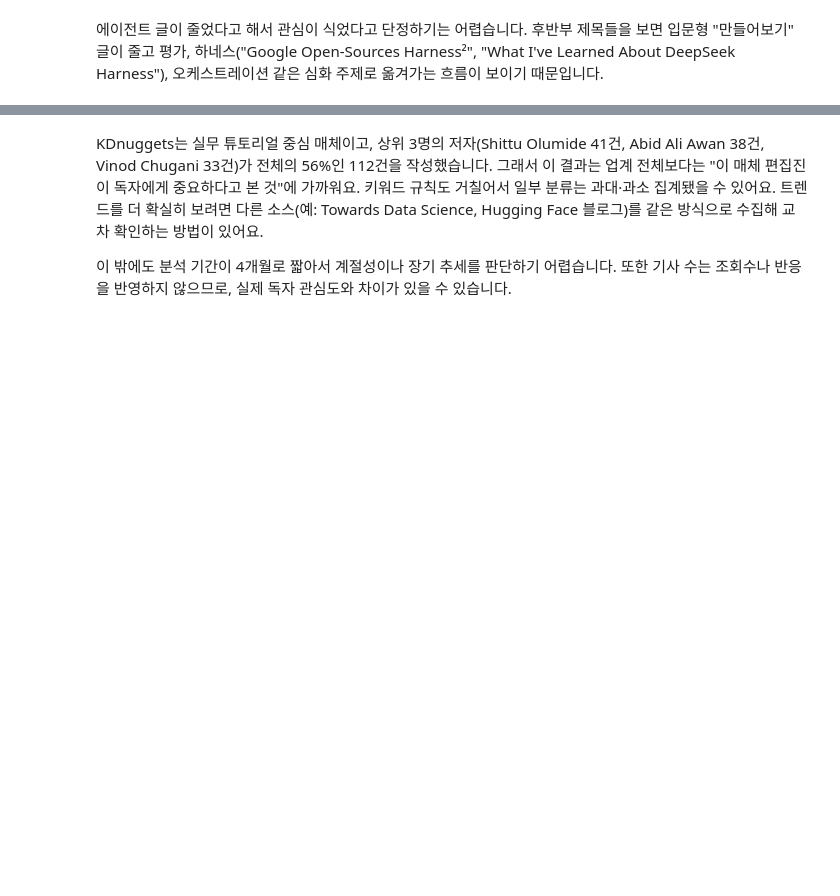
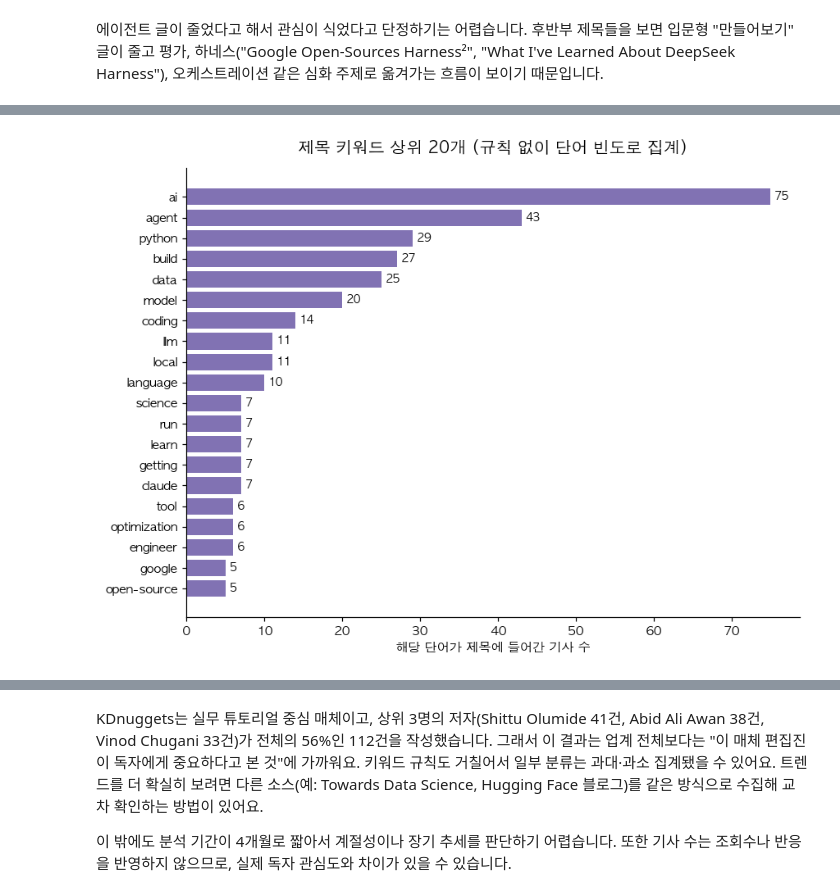
Before and after one commit to yeeunkim-dev/ai-data-bootcamp, a Jupyter notebook: D010+D011_WebScraping/kdnuggets_ai_data_trend_report.ipynb, the cells around one changed output, grey strips where cells are left out. Cells and saved outputs as stored; diff of their text form; code cells hidden in the pictures; blank space fills up the shorter version.

```diff
--- a/D010+D011_WebScraping/kdnuggets_ai_data_trend_report.ipynb
+++ b/D010+D011_WebScraping/kdnuggets_ai_data_trend_report.ipynb
@@ -473,0 +543,13 @@ df.groupby("month")[["AI 에이전트", "로컬·소형 모델"]].sum()
+# %%
+plot_data = top_words.set_index("키워드")["기사 수"].sort_values()
+
+fig, ax = plt.subplots(figsize=(8, 6))
+bars = ax.barh(plot_data.index, plot_data.values, color="#8172B3")
+ax.bar_label(bars, padding=3, fontsize=9)
+ax.set_title("제목 키워드 상위 20개 (규칙 없이 단어 빈도로 집계)", fontsize=13, pad=12)
+ax.set_xlabel("해당 단어가 제목에 들어간 기사 수")
+ax.spines[["top", "right"]].set_visible(False)
+plt.tight_layout()
+plt.show()
+# %% [output]
+[figure, added]
```
Also changed, not shown: parts of 20 cells of this notebook, 1 other file.
